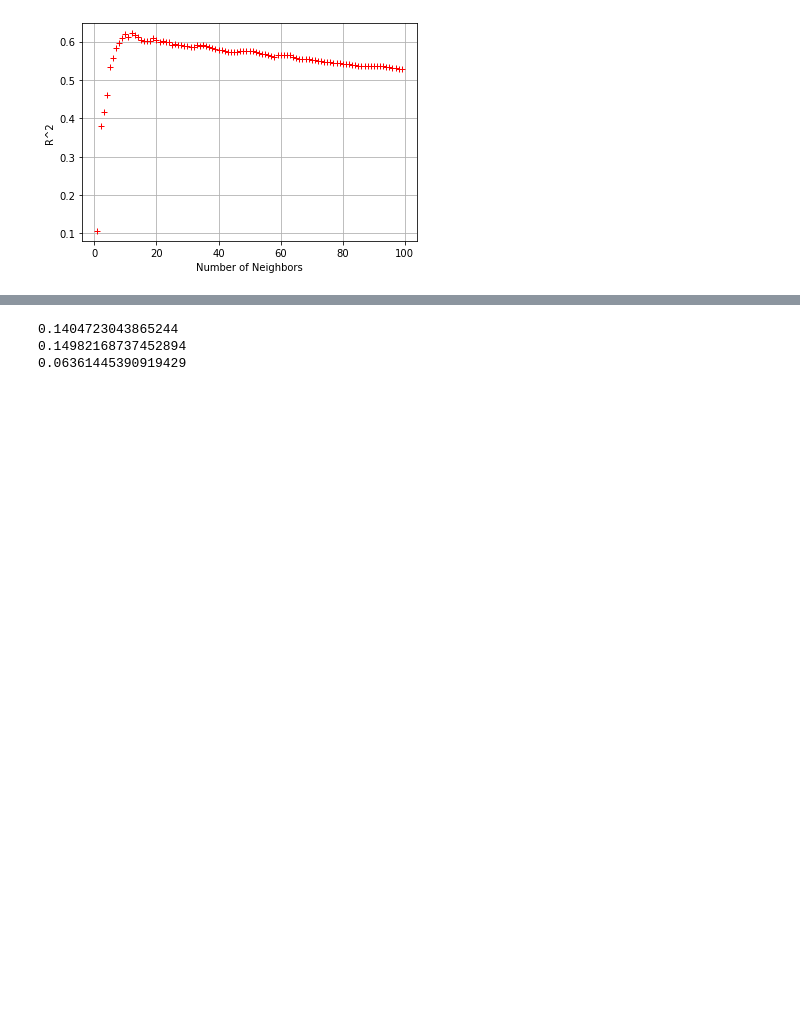
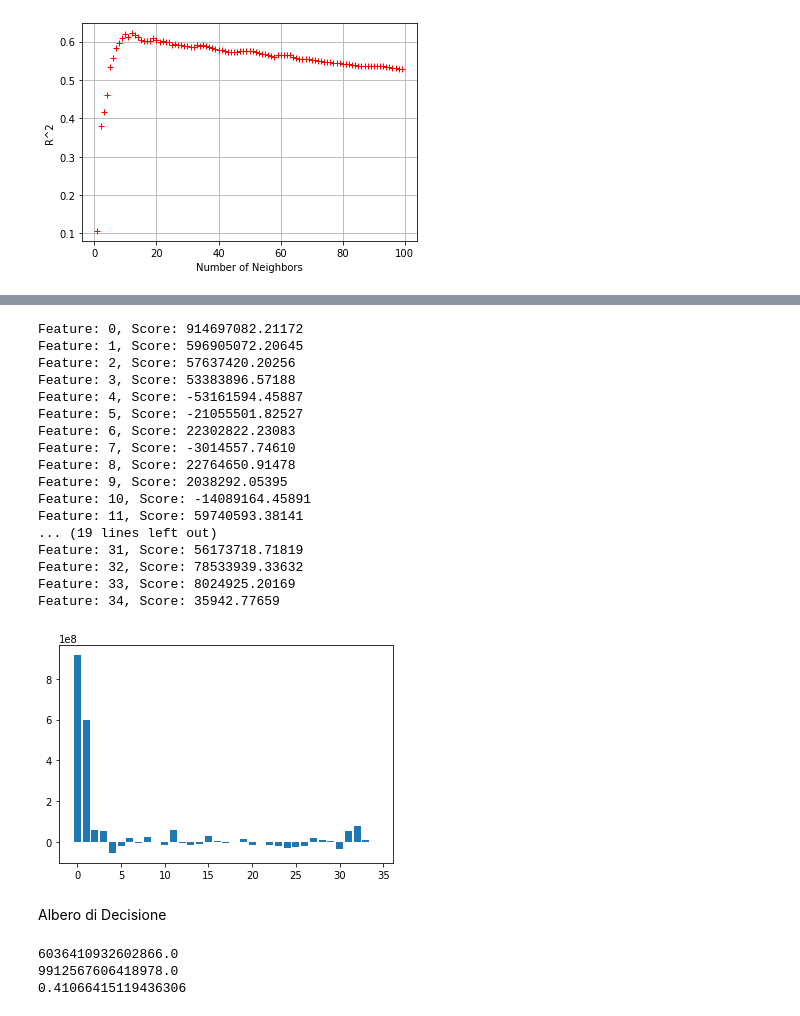
Before and after one commit to giacomobais/Data-WebMining, a Jupyter notebook: Progetto.ipynb, the cells around one changed output, grey strips where cells are left out. Drawn from its saved outputs; the diff is of its cells as text; code cells hidden in the pictures; blank space fills up the shorter version.

```diff
--- a/Progetto.ipynb
+++ b/Progetto.ipynb
@@ -1087,0 +1236,18 @@ kNN.score(x_test, y_test)
+# %%
+x = dataset_mat[:, :35]
+y = dataset_mat[:,35]
+x_train, x_test, y_train, y_test = train_test_split(x, y, test_size=0.20, random_state=42)
+scaler = MinMaxScaler()
+scaler.fit(x_train)
+model = LinearRegression(fit_intercept=True)
+model.fit(scaler.transform(x_train), y_train)
+y_pred_test = model.predict(scaler.transform(x_test))
+y_pred_train = model.predict(scaler.transform(x_train))
+print ("Intercept: ", model.intercept_)
+print ("Coefficients [slopes]:", model.coef_)
+print ()
+print ("Train Error : {:.3f}".format( mean_squared_error(y_true = y_train,
+                                          y_pred = y_pred_train)) )
+print ("Test Error : {:.3f}".format( mean_squared_error(y_true = y_test,
+                                          y_pred = y_pred_test)) )
+print(model.score(scaler.transform(x_test), y_test))
@@ -1088,6 +1269,35 @@ kNN.score(x_test, y_test)
+# %%
+importance = model.coef_
+# summarize feature importance
+for i,v in enumerate(importance):
+    print('Feature: %0d, Score: %.5f' % (i,v))
+    # plot feature importance
+plt.bar([x for x in range(len(importance))], importance)
+plt.show()
+# %% [output]
+Feature: 0, Score: 914697082.21172
+Feature: 1, Score: 596905072.20645
+Feature: 2, Score: 57637420.20256
+Feature: 3, Score: 53383896.57188
+Feature: 4, Score: -53161594.45887
+Feature: 5, Score: -21055501.82527
+Feature: 6, Score: 22302822.23083
+Feature: 7, Score: -3014557.74610
+Feature: 8, Score: 22764650.91478
+Feature: 9, Score: 2038292.05395
+Feature: 10, Score: -14089164.45891
+Feature: 11, Score: 59740593.38141
+... (19 lines left out)
+Feature: 31, Score: 56173718.71819
+Feature: 32, Score: 78533939.33632
+Feature: 33, Score: 8024925.20169
+Feature: 34, Score: 35942.77659
+[figure, added]
+# %% [markdown]
+Albero di Decisione
 # %%
-x = dataset_mat[:,[0,1,2]] #budget e popularity
-y = dataset_mat[:,3] #revenue
+x = dataset_mat[:, :35]
+y = dataset_mat[:,35]
 x_train, x_test, y_train, y_test = train_test_split(x, y, test_size=0.20, random_state=42)
 dt = tree.DecisionTreeRegressor(max_leaf_nodes=10)
 dt.fit(x_train,y_train)
@@ -1097,6 +1307,6 @@ print(train_acc)
 print(test_acc)
 print(dt.score(x_test, y_test))
 # %% [output]
-0.1404723043865244
-0.14982168737452894
-0.06361445390919429
+6036410932602866.0
+9912567606418978.0
+0.41066415119436306
```
Also changed, not shown: parts of 14 cells of this notebook.
